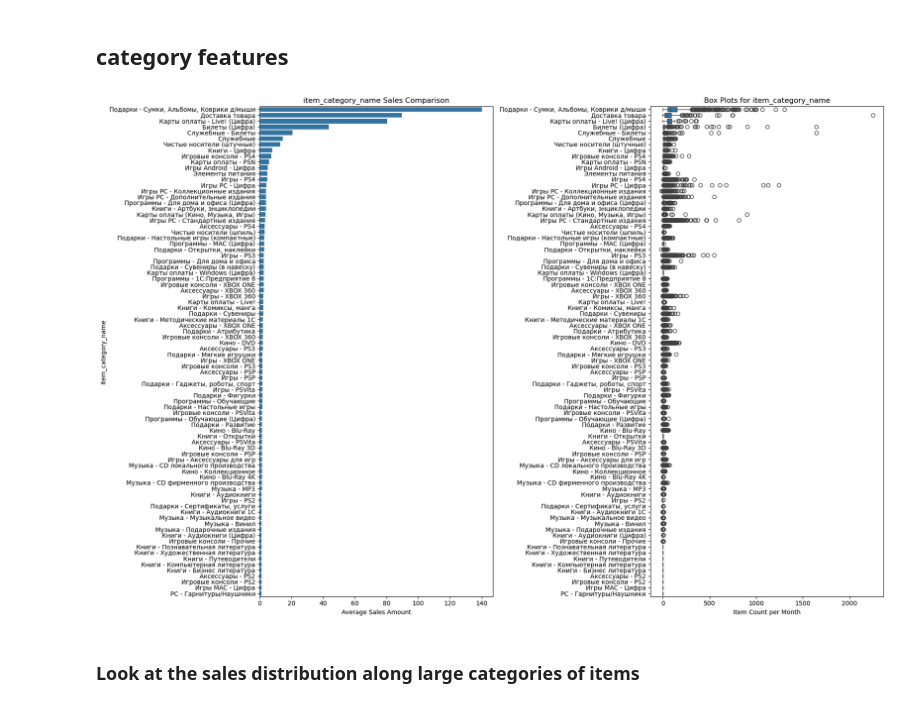
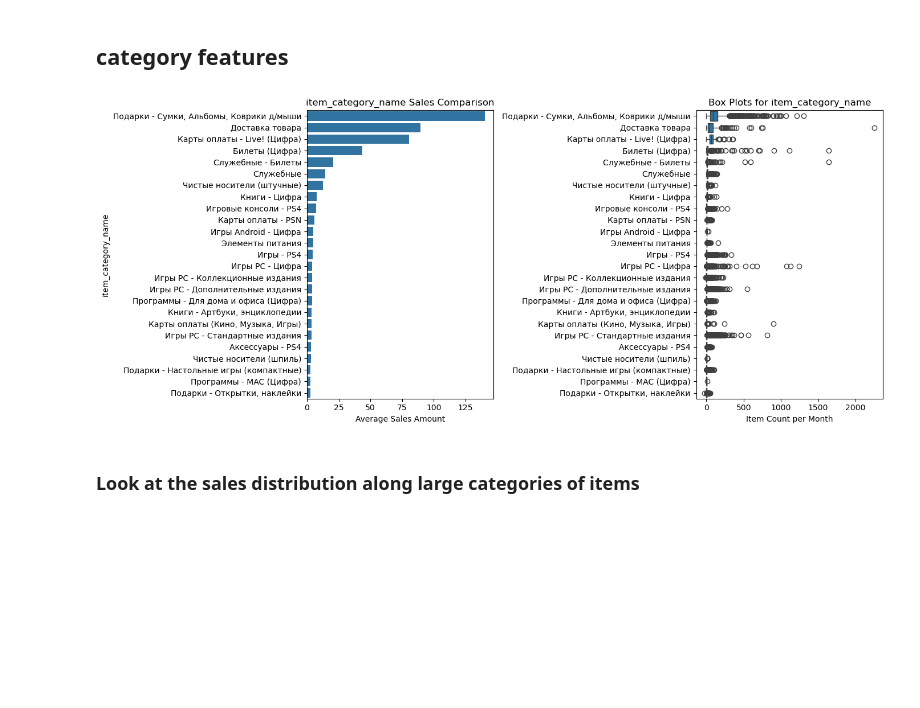
Before and after one commit to Alexennk/ml-ds-practice, a Jupyter notebook: notebooks/eda_notebook.ipynb, the cells around one changed output. Saved outputs shown, nothing was run; the diff lists cells and outputs as text; code cells hidden in the pictures; blank space fills up the shorter version.

```diff
--- a/notebooks/eda_notebook.ipynb
+++ b/notebooks/eda_notebook.ipynb
@@ -552,9 +552,9 @@ Nevertheless, this information is still hardly useful for predictions, because o
 # %% [markdown]
 ## **category** features
 # %%
-eda.plot_barpot_boxplot(aggregated_train_df, 'item_category_name', figsize=(18, 12))
+eda.plot_barpot_boxplot(aggregated_train_df, 'item_category_name', figsize=(14, 6), leave=25)
 # %% [output]
-[figure, old version]
+[figure, new version]
 # %% [markdown]
 ### Look at the sales distribution along large categories of items
 # %%
```
Also changed, not shown: parts of 1 cell of this notebook, 1 other file.
